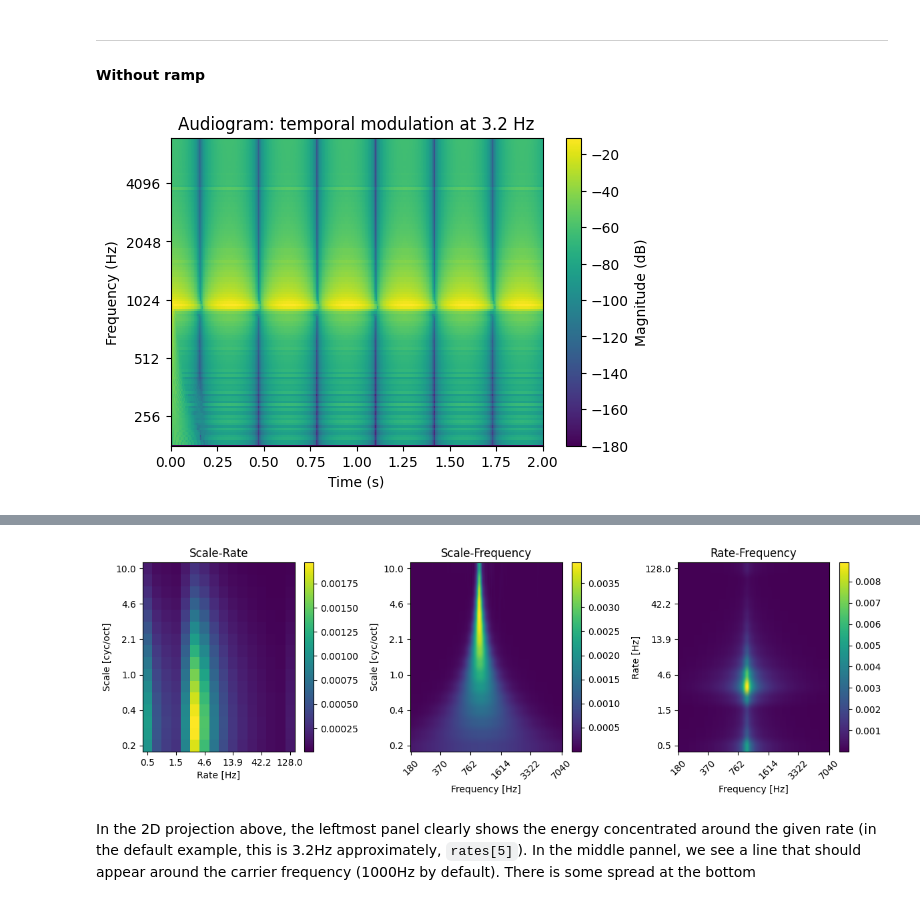
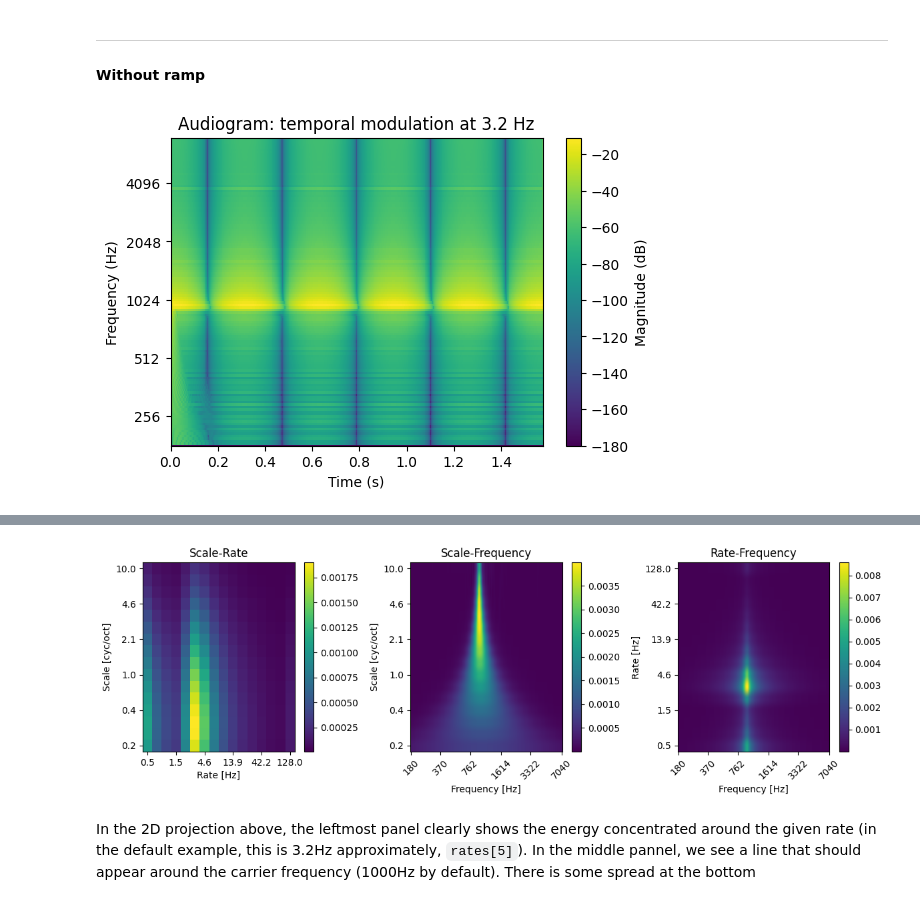
Before and after one commit to ninocapipoca/neural_audio, a Jupyter notebook: tutorials/Tutorial 3 - Stimulus sound generators.ipynb, the cells around one changed output, grey strips where cells are left out. Saved outputs shown, nothing was run; the diff lists cells and outputs as text; code cells hidden in the pictures.

```diff
--- a/tutorials/Tutorial 3 - Stimulus sound generators.ipynb
+++ b/tutorials/Tutorial 3 - Stimulus sound generators.ipynb
@@ -189,17 +183,17 @@ plt.show()
 #### Without ramp
 # %%
 chosen_rate = half_rates[5]
-# carrier frequency and duration chosen to get nice plotting
-waveform, envelope =  mf.gen_temporal_modulations_rate(chosen_rate, ramp=False, duration=2)
+duration = 5/chosen_rate
+waveform, envelope =  mf.gen_temporal_modulations_rate(chosen_rate, ramp=False, duration=duration)
 
 
 time_points, frequencies, audiogram = wav2aud(waveform)
 plt.figure(figsize=(6, 4))
 plot_spectrogram(audiogram, time_points, frequencies, title=f"Audiogram: temporal modulation at {chosen_rate:.1f} Hz")
 plt.show()
 display(Audio(waveform, rate=16000))
 # %% [output]
-[figure, old version]
+[figure, new version]
 [interactive output not drawn]
 # %%
 # Cortical representation (time-averaged projections) WITHOUT ramp
@@ -207,7 +201,7 @@ cr = aud2cor(audiogram, rates=half_rates, scales=half_scales)
 plot_cr_projection(cr, half_rates, scales=half_scales, frequencies=frequencies)
 plt.show()
 # %% [output]
-[figure, old version]
+[figure, new version]
 # %% [markdown]
 In the 2D projection above, the leftmost panel clearly shows the energy concentrated around the given rate (in the default example, this is 3.2Hz approximately, `rates[5]`). In the middle pannel, we see a line that should appear around the carrier frequency (1000Hz by default). There is some spread at the bottom
 # %% [markdown]
```
Also changed, not shown: parts of 3 cells of this notebook, 2 other files.
